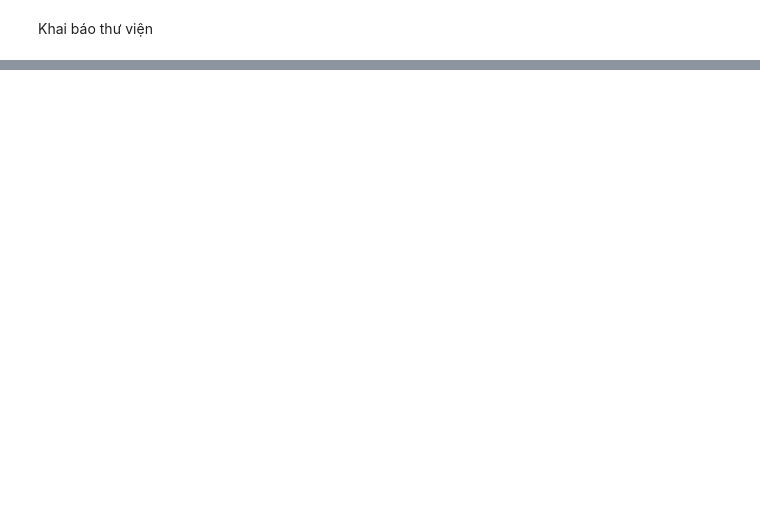
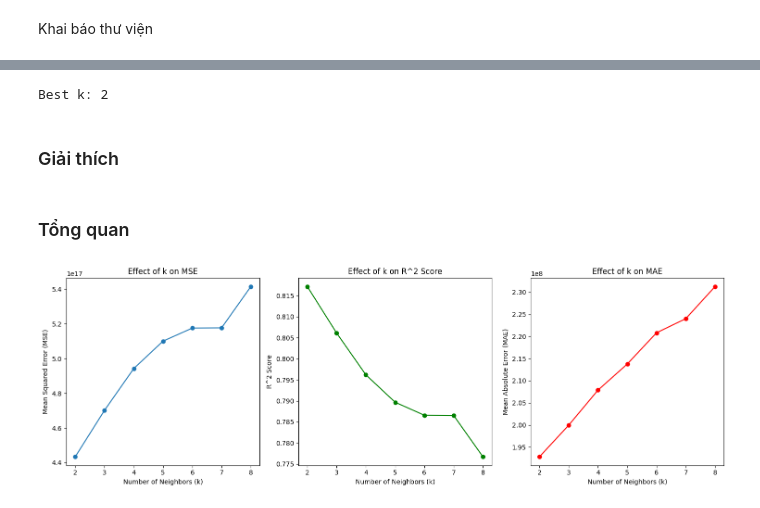
Before and after one commit to quangster/ML-project, a Jupyter notebook: train1_model.ipynb, the cells around one changed output, grey strips where cells are left out. Cells and saved outputs as stored; diff of their text form; code cells hidden in the pictures; blank space fills up the shorter version.

```diff
--- a/train1_model.ipynb
+++ b/train1_model.ipynb
@@ -21,0 +50,4 @@ SyntaxError: invalid syntax (1140625704.py, line 2)
+# %%
+# One-hot encoding removed index; put it back
+OH_X_train.index = X_train.index
+OH_X_test.index = X_test.index
@@ -21,0 +68,16 @@ SyntaxError: invalid syntax (1140625704.py, line 2)
+# %%
+# Train the model
+model = LinearRegression()
+model.fit(OH_X_train, y_train)
+
+# Make predictions
+y_pred = model.predict(OH_X_test)
+
+# Evaluate the model
+mse = mean_squared_error(y_test, y_pred)
+r2 = r2_score(y_test, y_pred)
+mae = mean_absolute_error(y_test, y_pred)
+
+print("Mean Squared Error:", mse)
+print("Mean Absolute Error:", mae)
+print("R^2 Score:", r2)
@@ -21,0 +203,37 @@ SyntaxError: invalid syntax (1140625704.py, line 2)
+# %%
+print("Best k:", k_best_mae)
+# %% [output]
+Best k: 2
+# %% [markdown]
+### Giải thích
+# %% [markdown]
+### Tổng quan
+# %%
+# Create a plot to visualize the effect of k on MSE, R^2, and MAE
+plt.figure(figsize=(15, 5))
+
+# Plot MSE
+plt.subplot(1, 3, 1)
+plt.plot(k_values, mse_values, marker='o', linestyle='-')
+plt.xlabel('Number of Neighbors (k)')
+plt.ylabel('Mean Squared Error (MSE)')
+plt.title('Effect of k on MSE')
+
+# Plot R^2
+plt.subplot(1, 3, 2)
+plt.plot(k_values, r2_values, marker='o', linestyle='-', color='green')
+plt.xlabel('Number of Neighbors (k)')
+plt.ylabel('R^2 Score')
+plt.title('Effect of k on R^2 Score')
+
+# Plot MAE
+plt.subplot(1, 3, 3)
+plt.plot(k_values, mae_values, marker='o', linestyle='-', color='red')
+plt.xlabel('Number of Neighbors (k)')
+plt.ylabel('Mean Absolute Error (MAE)')
+plt.title('Effect of k on MAE')
+
+plt.tight_layout()
+plt.show()
+# %% [output]
+[figure, added]
```
Also changed, not shown: parts of 36 cells of this notebook, 3 other files.
